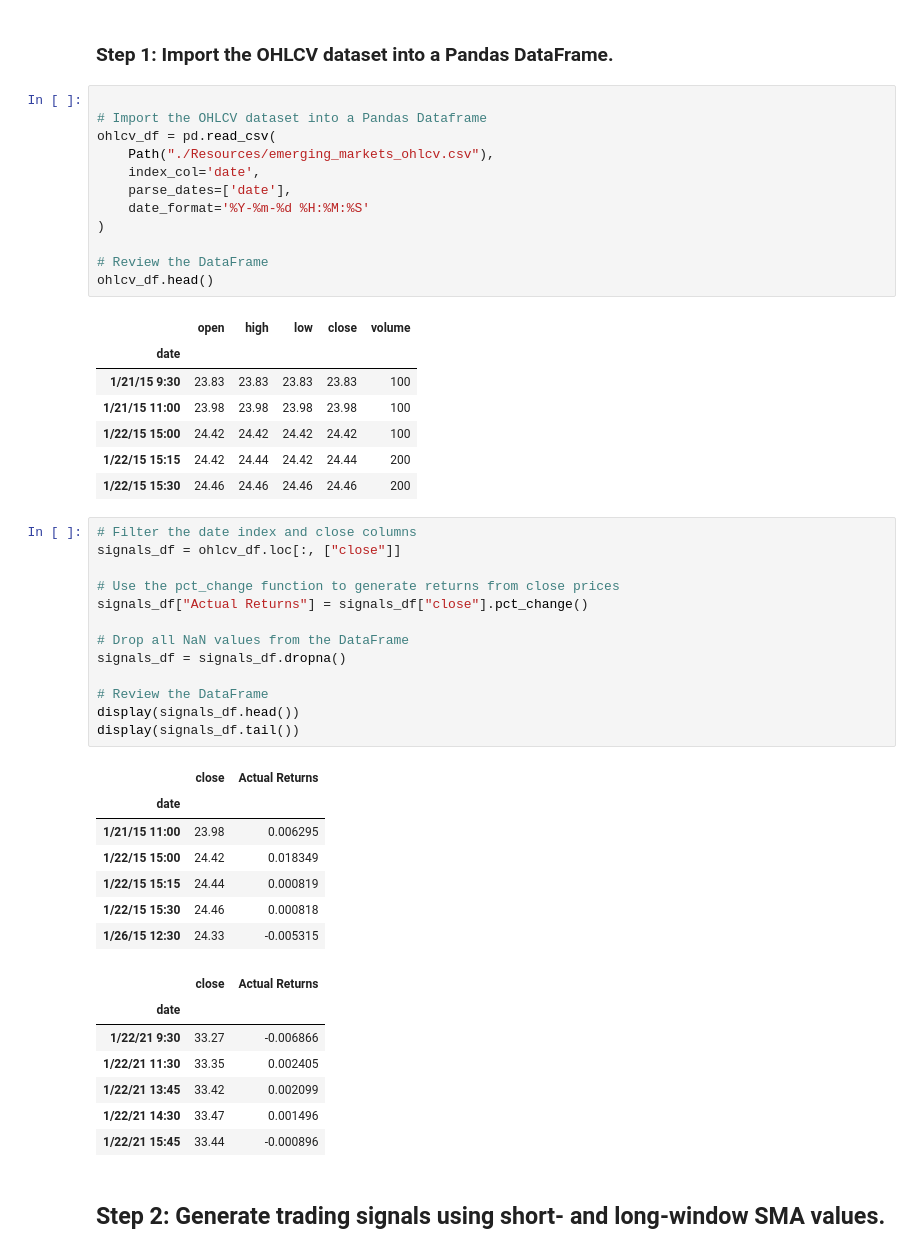
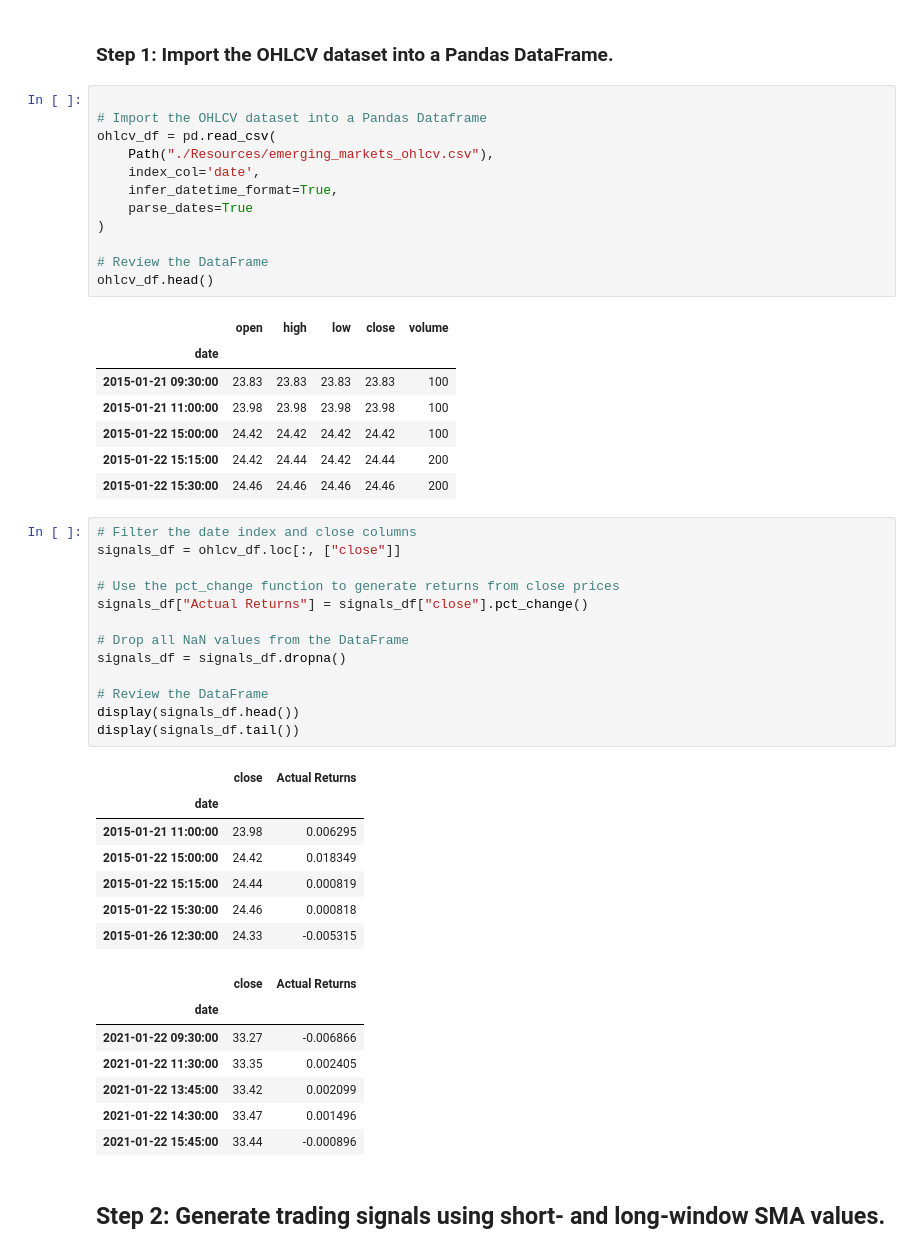
Before and after one commit to darcy5d/Fintech_Module_14_Homework_Assignment, a Jupyter notebook: machine_learning_trading_bot.ipynb, the cells around one changed output. Cells and saved outputs as stored; diff of their text form.

```diff
--- a/machine_learning_trading_bot.ipynb
+++ b/machine_learning_trading_bot.ipynb
@@ -94,23 +94,23 @@ Open the Jupyter notebook. Restart the kernel, run the provided cells that corre
 # %%
 
 # Import the OHLCV dataset into a Pandas Dataframe
 ohlcv_df = pd.read_csv(
     Path("./Resources/emerging_markets_ohlcv.csv"),
     index_col='date',
-    parse_dates=['date'],
-    date_format='%Y-%m-%d %H:%M:%S'
+    infer_datetime_format=True,
+    parse_dates=True
 )
 
 # Review the DataFrame
 ohlcv_df.head()
 # %% [output]
 |  | open | high | low | close | volume |
 | date |  |  |  |  |  |
-| 1/21/15 9:30 | 23.83 | 23.83 | 23.83 | 23.83 | 100 |
-| 1/21/15 11:00 | 23.98 | 23.98 | 23.98 | 23.98 | 100 |
-| 1/22/15 15:00 | 24.42 | 24.42 | 24.42 | 24.42 | 100 |
-| 1/22/15 15:15 | 24.42 | 24.44 | 24.42 | 24.44 | 200 |
-| 1/22/15 15:30 | 24.46 | 24.46 | 24.46 | 24.46 | 200 |
+| 2015-01-21 09:30:00 | 23.83 | 23.83 | 23.83 | 23.83 | 100 |
+| 2015-01-21 11:00:00 | 23.98 | 23.98 | 23.98 | 23.98 | 100 |
+| 2015-01-22 15:00:00 | 24.42 | 24.42 | 24.42 | 24.42 | 100 |
+| 2015-01-22 15:15:00 | 24.42 | 24.44 | 24.42 | 24.44 | 200 |
+| 2015-01-22 15:30:00 | 24.46 | 24.46 | 24.46 | 24.46 | 200 |
 # %%
 # Filter the date index and close columns
 signals_df = ohlcv_df.loc[:, ["close"]]
@@ -127,18 +127,18 @@ display(signals_df.tail())
 # %% [output]
 |  | close | Actual Returns |
 | date |  |  |
-| 1/21/15 11:00 | 23.98 | 0.006295 |
-| 1/22/15 15:00 | 24.42 | 0.018349 |
-| 1/22/15 15:15 | 24.44 | 0.000819 |
-| 1/22/15 15:30 | 24.46 | 0.000818 |
-| 1/26/15 12:30 | 24.33 | -0.005315 |
+| 2015-01-21 11:00:00 | 23.98 | 0.006295 |
+| 2015-01-22 15:00:00 | 24.42 | 0.018349 |
+| 2015-01-22 15:15:00 | 24.44 | 0.000819 |
+| 2015-01-22 15:30:00 | 24.46 | 0.000818 |
+| 2015-01-26 12:30:00 | 24.33 | -0.005315 |
 |  | close | Actual Returns |
 | date |  |  |
-| 1/22/21 9:30 | 33.27 | -0.006866 |
-| 1/22/21 11:30 | 33.35 | 0.002405 |
-| 1/22/21 13:45 | 33.42 | 0.002099 |
-| 1/22/21 14:30 | 33.47 | 0.001496 |
-| 1/22/21 15:45 | 33.44 | -0.000896 |
+| 2021-01-22 09:30:00 | 33.27 | -0.006866 |
+| 2021-01-22 11:30:00 | 33.35 | 0.002405 |
+| 2021-01-22 13:45:00 | 33.42 | 0.002099 |
+| 2021-01-22 14:30:00 | 33.47 | 0.001496 |
+| 2021-01-22 15:45:00 | 33.44 | -0.000896 |
 # %% [markdown]
 ## Step 2: Generate trading signals using short- and long-window SMA values.
 # %%
```
Also changed, not shown: parts of 14 cells of this notebook.
